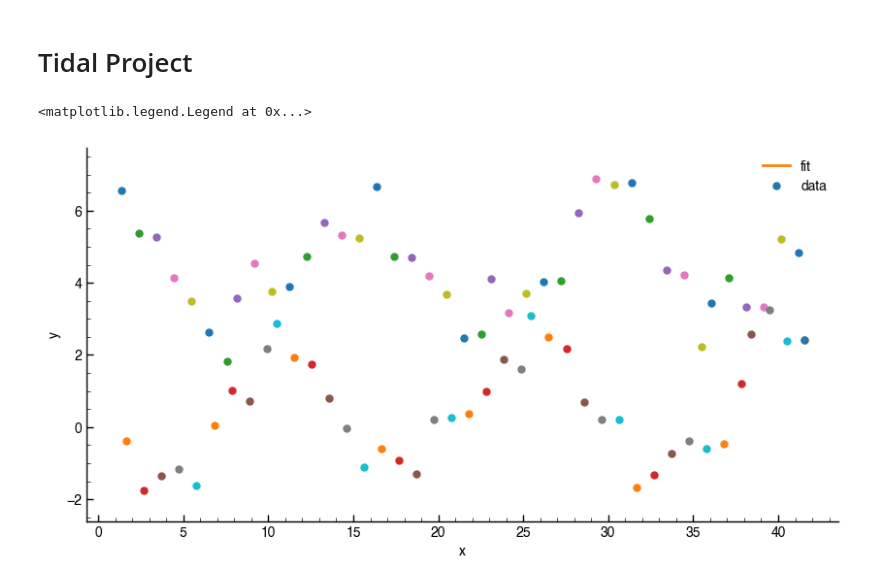
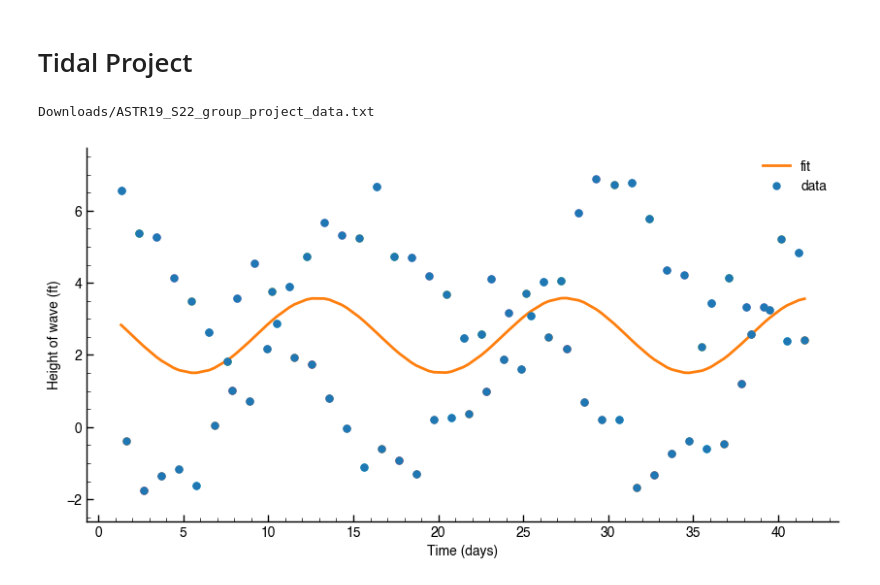
Before and after one commit to kingkap4/ASTR-19-Project, a Jupyter notebook: Project.ipynb, the cells around one changed output. Drawn from its saved outputs; the diff is of its cells as text; code cells hidden in the pictures.

```diff
--- a/Project.ipynb
+++ b/Project.ipynb
@@ -14,19 +14,21 @@ print(f.name)
 #read the data as a string
 test_data = f.read()
 #print the info from the file
-print(test_data)
+#print(test_data)
+# %% [output]
+Downloads/ASTR19_S22_group_project_data.txt
 # %%
-
 #define the filename
 fname = 'Downloads/ASTR19_S22_group_project_data.txt'
+
 #open the file with numpy loadtxt
+test_data = np.loadtxt(fname, dtype={'names': ('day', 'time', 'height'),'formats': ('i4', 'S5', 'f4')})
 
-test_data = np.loadtxt(fname, dtype={'names': ('day', 'time', 'height'),'formats': ('i4', 'S5', 'f4')})
 #print the info from the file
 #print(test_data)
 
 plt.style.use("Downloads/astr19_matplotlib_defaults.txt")
-f=plt.figure(figsize=(10,5))
+fig = plt.figure(figsize=(10,5))
 ax = plt.subplot
 plt.xlabel('Time (days)')
 plt.ylabel('Height of wave (ft)')
@@ -38,46 +40,51 @@ for item in test_data:
     day = item [0]
     time = item [1].decode()
     height = item [2]
     Day = (day)
     TimeParts = time.split(":")
     daysfromhour = int(TimeParts[0])/24
     daysfromminutes = int(TimeParts[1])/60/24
     timeindays = day + daysfromhour + daysfromminutes
     #print ("("+ str(totalMinutes) +"," + str(height)+")")
-    x= timeindays
-    y= height
+    x = timeindays
+    y = height
     result_x.append(x)
     result_y.append(y)
     plt.scatter(x,y)
 
+result_x = np.asarray(result_x)
+result_y = np.asarray(result_y)
+#print(result_x)
 
-#curve fitting?
+#curve fitting???
 
 #define the function to fit
 def f_line(x, a, b, c, d):
     return a * np.sin(b*x + c) + d
+    #function should be something like sinx+(sinx)(sinx) with transformations
+    #(a * np.sin(b*x + c) + d) + (e * np.sin(f*x + g) + h) * (i * np.sin(j*x + k) + l) maybe
 
 #perform the fit
-params, params_cov = optimize.curve_fit(f_line, result_x, result_y, p0=[5, 2, 1, 4])
-
+#p0 uses random numbers
+params, params_cov = optimize.curve_fit(f_line, result_x, result_y, p0=[3, 0.5, 1, 2])
 
 a_fit = params[0]
 b_fit = params[1]
 c_fit = params[2]
 d_fit = params[3]
 
-#print(a_fit, b_fit, c_fit, d_fit)
+#print(f'params {a_fit}, {b_fit}, {c_fit}, {d_fit}')
 
-y_fit = a_fit * np.sin(b_fit*x + c_fit) + d_fit
+y_fit = a_fit * np.sin(b_fit*result_x + c_fit) + d_fit
+#print(result_x)
+#print(y_fit)
 
-#plot the fit
+#plot the fit on the same graph
+plt.errorbar(result_x, result_y, fmt='o', label='data')
+plt.plot(result_x, y_fit, label='fit')
+plt.legend(loc=0, frameon=False)
+plt.show()     #delete later
 
-#f = plt.figure(figsize=(7,7))
-plt.errorbar(x, y, fmt='o', label='data')
-plt.plot(x, y_fit, label='fit')
-plt.xlabel('x')
-plt.ylabel('y')
-plt.legend(loc=0, frameon=False)
+#plt.savefig('project-figure.pdf', bbox_inches='tight', dpi=600)
 # %% [output]
-<matplotlib.legend.Legend at 0x...>
-[figure, old version]
+[figure, new version]
```
Also changed, not shown: parts of 2 cells of this notebook.
